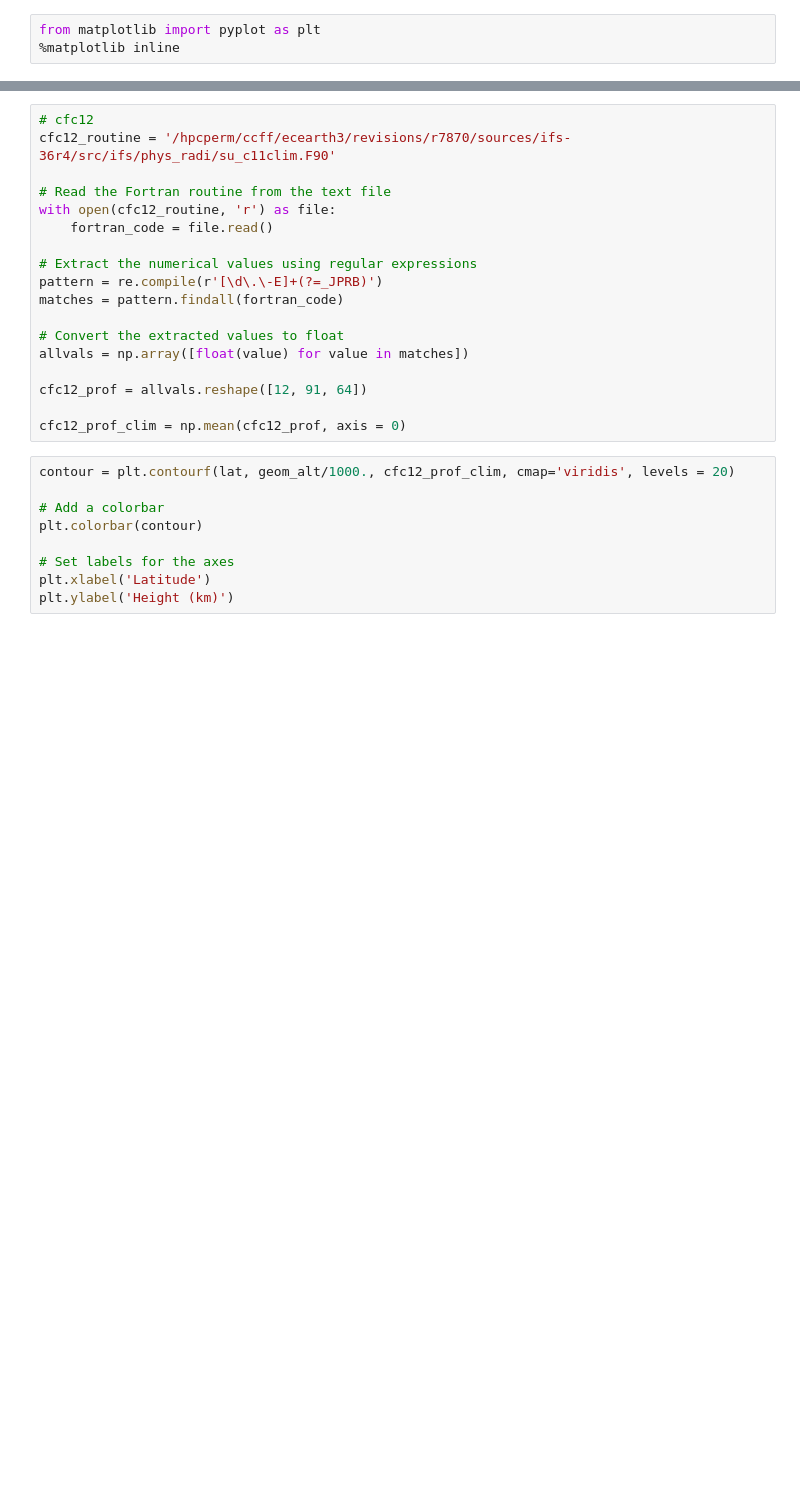
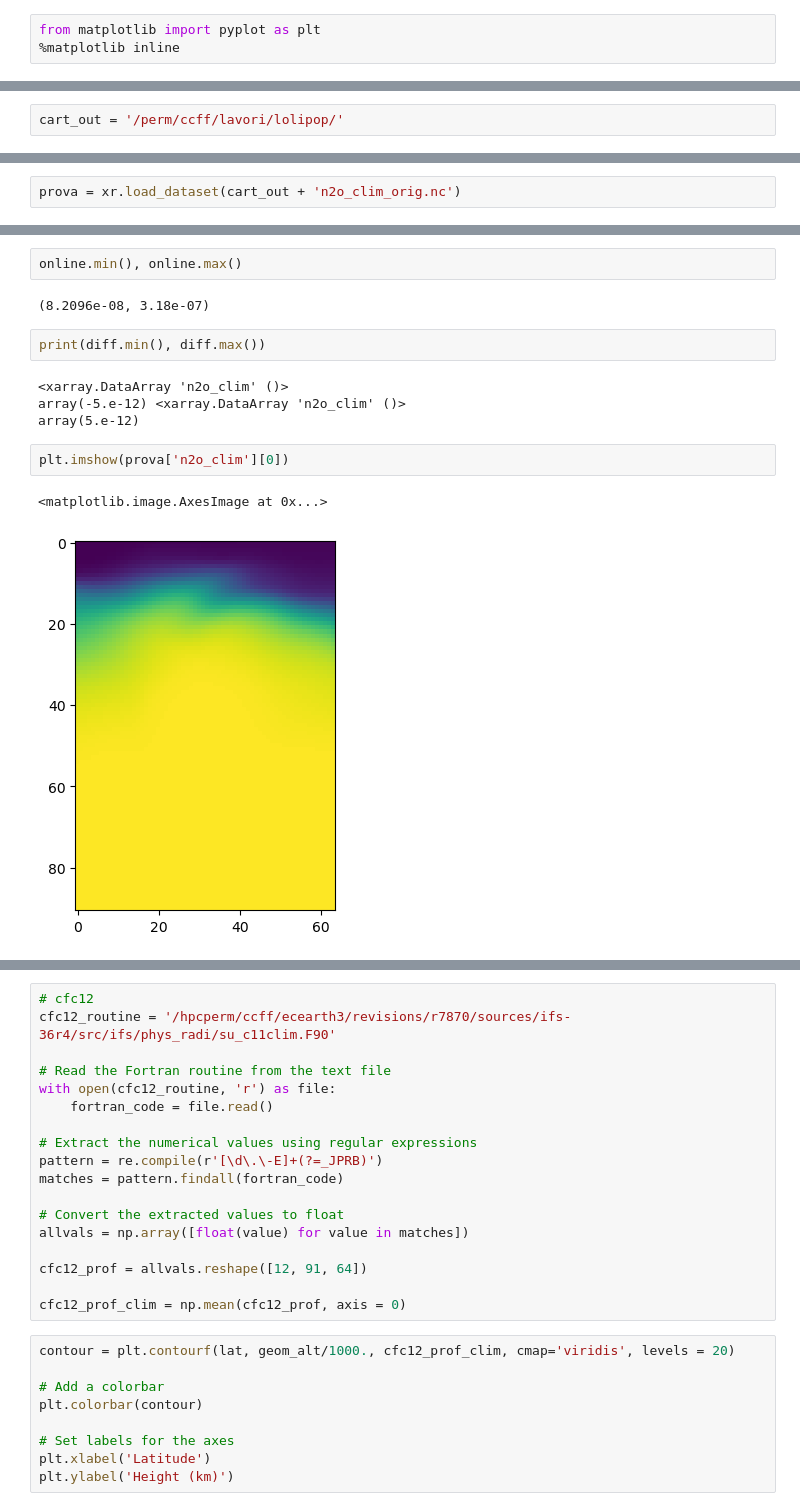
Before and after one commit to fedef17/FScripts, a Jupyter notebook: lolipop_plot_ghgprof.ipynb, the cells around one changed output, grey strips where cells are left out. Cells and saved outputs as stored; diff of their text form; blank space fills up the shorter version.

Commit message:
restore lolipop notebook

```diff
--- a/lolipop_plot_ghgprof.ipynb
+++ b/lolipop_plot_ghgprof.ipynb
@@ -110,0 +34,2 @@ Text(0, 0.5, 'Height (km)')
+# %%
+cart_out = '/perm/ccff/lavori/lolipop/'
@@ -110,0 +149,2 @@ Text(0, 0.5, 'Height (km)')
+# %%
+prova = xr.load_dataset(cart_out + 'n2o_clim_orig.nc')
@@ -110,0 +164,15 @@ Text(0, 0.5, 'Height (km)')
+# %%
+online.min(), online.max()
+# %% [output]
+(8.2096e-08, 3.18e-07)
+# %%
+print(diff.min(), diff.max())
+# %% [output]
+<xarray.DataArray 'n2o_clim' ()>
+array(-5.e-12) <xarray.DataArray 'n2o_clim' ()>
+array(5.e-12)
+# %%
+plt.imshow(prova['n2o_clim'][0])
+# %% [output]
+<matplotlib.image.AxesImage at 0x...>
+[figure, added]
```
Also changed, not shown: parts of 93 cells of this notebook.
